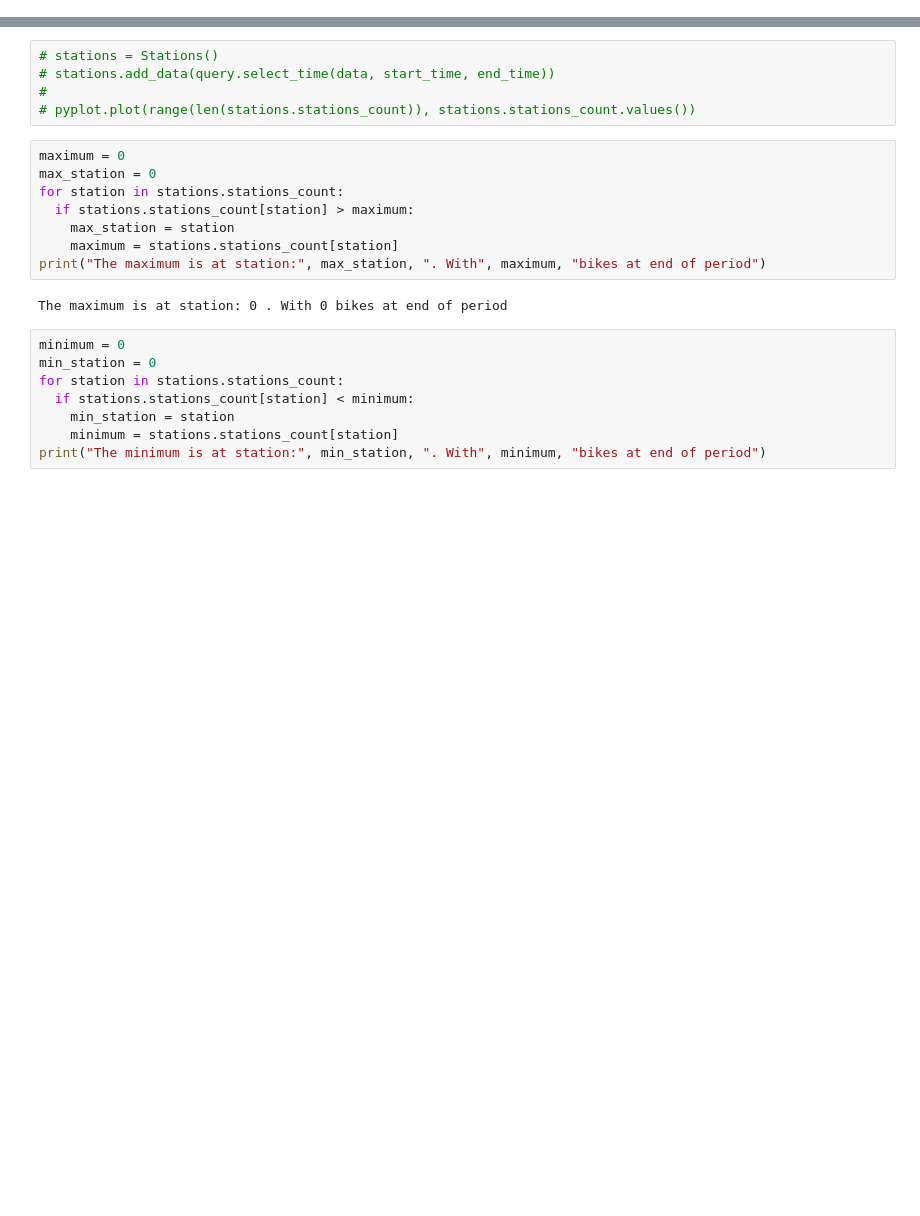
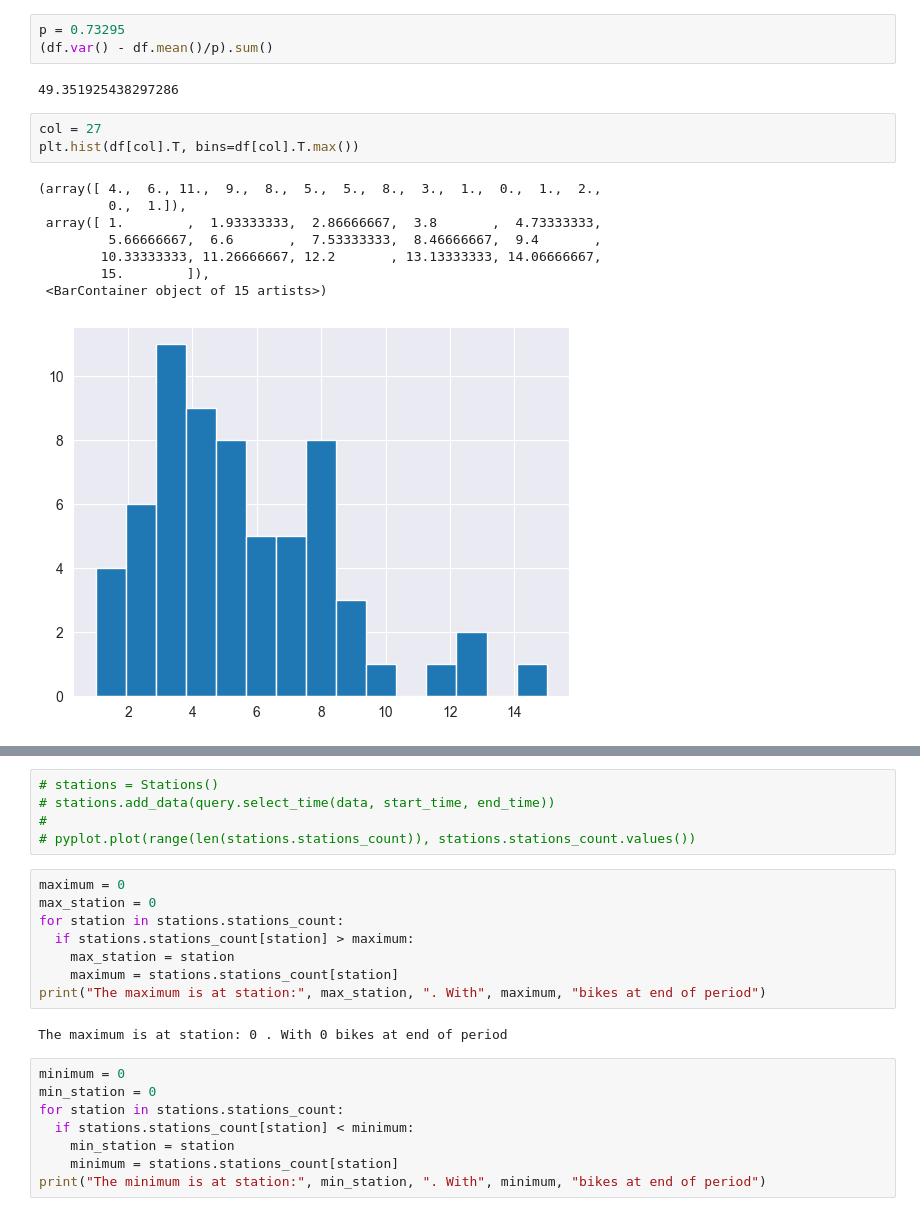
Before and after one commit to jarrettreimers/CSUREMM, a Jupyter notebook: Jarrett.ipynb, the cells around one changed output, grey strips where cells are left out. Cells and saved outputs as stored; diff of their text form; blank space fills up the shorter version.

```diff
--- a/Jarrett.ipynb
+++ b/Jarrett.ipynb
@@ -92,0 +108,17 @@ sns.heatmap(freq)
+# %%
+p = 0.73295
+(df.var() - df.mean()/p).sum()
+# %% [output]
+49.351925438297286
+# %%
+col = 27
+plt.hist(df[col].T, bins=df[col].T.max())
+# %% [output]
+(array([ 4.,  6., 11.,  9.,  8.,  5.,  5.,  8.,  3.,  1.,  0.,  1.,  2.,
+         0.,  1.]),
+ array([ 1.        ,  1.93333333,  2.86666667,  3.8       ,  4.73333333,
+         5.66666667,  6.6       ,  7.53333333,  8.46666667,  9.4       ,
+        10.33333333, 11.26666667, 12.2       , 13.13333333, 14.06666667,
+        15.        ]),
+ <BarContainer object of 15 artists>)
+[figure, added]
```
Also changed, not shown: parts of 19 cells of this notebook, 31 other files.
